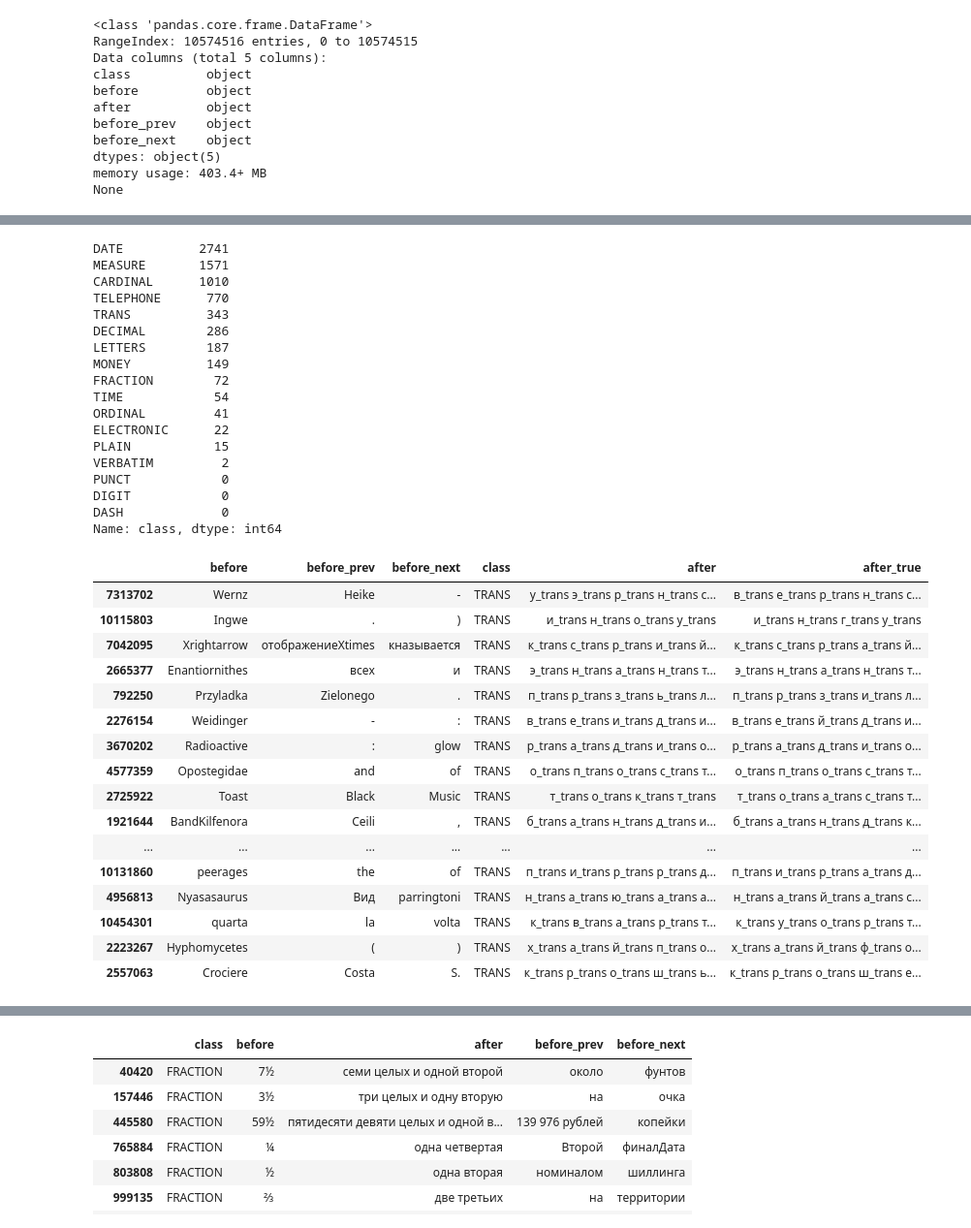
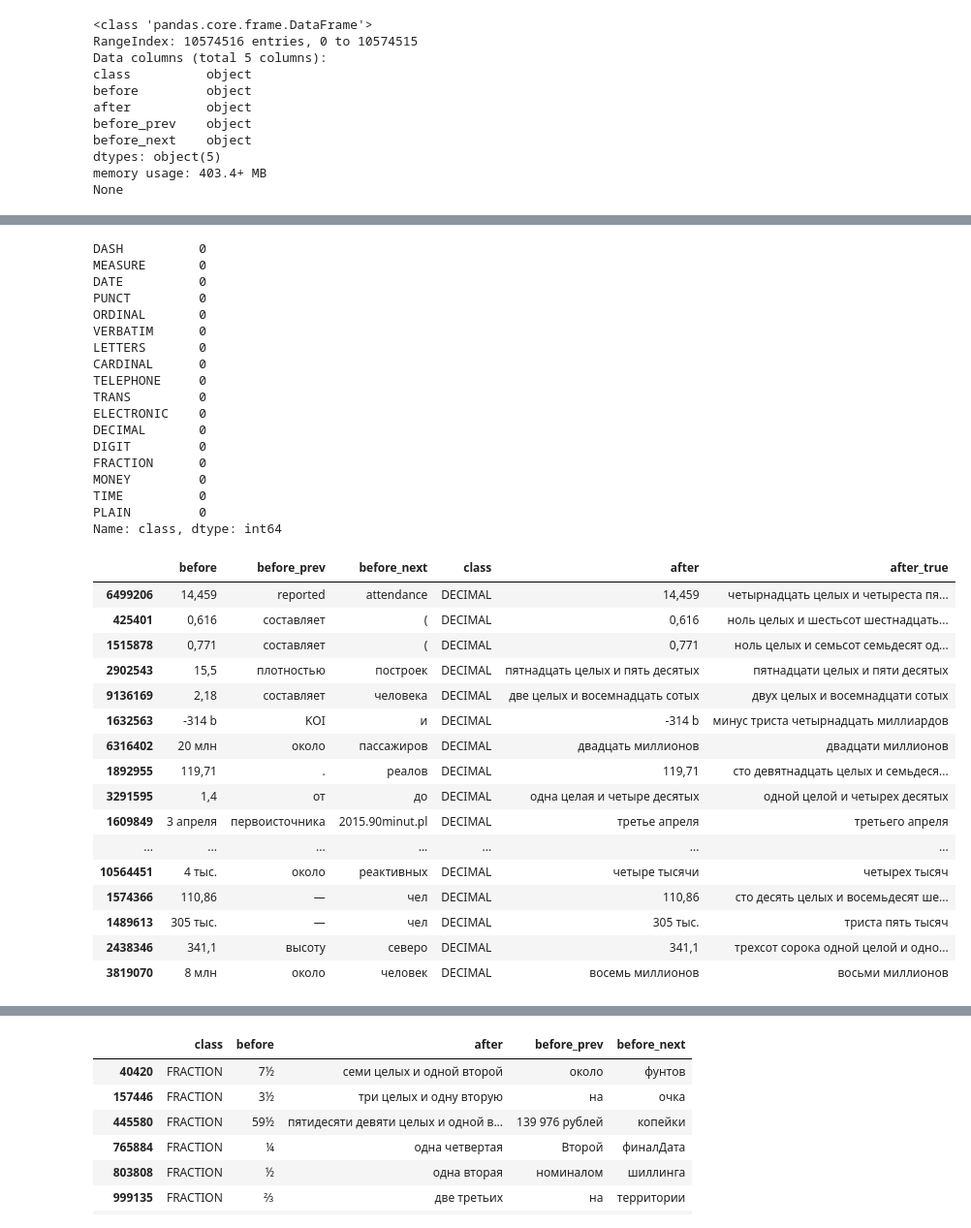
Before and after one commit to rumbok/kaggle_google_text_norm, a Jupyter notebook: validate.ipynb, the cells around one changed output, grey strips where cells are left out. Shown: that part at 97% size. Saved outputs shown, nothing was run; the diff lists cells and outputs as text; code cells hidden in the pictures.

```diff
--- a/validate.ipynb
+++ b/validate.ipynb
@@ -43,3 +41,7 @@ transform()
+# %%
+predicted = transform(x_train, x_test, y_train, y_test)
+# %%
+predicted = predicted.assign(after_true=y_test)
 # %%
 predicted[(predicted["after"] == y_test)]['class'].value_counts()
 # %% [output]
@@ -85,41 +87,41 @@ Name: class, dtype: int64
 # %%
 predicted[(predicted["after"].isnull())]['class'].value_counts()
 # %% [output]
-DATE          2741
-MEASURE       1571
-CARDINAL      1010
-TELEPHONE      770
-TRANS          343
-DECIMAL        286
-LETTERS        187
-MONEY          149
-FRACTION        72
-TIME            54
-ORDINAL         41
-ELECTRONIC      22
-PLAIN           15
-VERBATIM         2
-PUNCT            0
-DIGIT            0
-DASH             0
+DASH          0
+MEASURE       0
+DATE          0
+PUNCT         0
+ORDINAL       0
+VERBATIM      0
+LETTERS       0
+CARDINAL      0
+TELEPHONE     0
+TRANS         0
+ELECTRONIC    0
+DECIMAL       0
+DIGIT         0
+FRACTION      0
+MONEY         0
+TIME          0
+PLAIN         0
 Name: class, dtype: int64
 # %%
-predicted[~(predicted["after"] == y_test) & ~(predicted["after"].isnull()) & (predicted['class']=='TRANS')].assign(after_true=y_test).sample(20)
+predicted[~(predicted["after"] == y_test) & ~(predicted["after"].isnull()) & (predicted['class']=='DECIMAL')].sample(20)
 # %% [output]
 |  | before | before_prev | before_next | class | after | after_true |
-| 7313702 | Wernz | Heike | - | TRANS | у_trans э_trans р_trans н_trans с... | в_trans е_trans р_trans н_trans с... |
-| 10115803 | Ingwe | . | ) | TRANS | и_trans н_trans о_trans у_trans | и_trans н_trans г_trans у_trans |
-| 7042095 | Xrightarrow | отображениеХtimes | кназывается | TRANS | к_trans с_trans р_trans и_trans й... | к_trans с_trans р_trans а_trans й... |
-| 2665377 | Enantiornithes | всех | и | TRANS | э_trans н_trans а_trans н_trans т... | э_trans н_trans а_trans н_trans т... |
-| 792250 | Przyladka | Zielonego | . | TRANS | п_trans р_trans з_trans ь_trans л... | п_trans р_trans з_trans и_trans л... |
-| 2276154 | Weidinger | - | : | TRANS | в_trans е_trans и_trans д_trans и... | в_trans е_trans й_trans д_trans и... |
-| 3670202 | Radioactive | : | glow | TRANS | р_trans а_trans д_trans и_trans о... | р_trans а_trans д_trans и_trans о... |
-| 4577359 | Opostegidae | and | of | TRANS | о_trans п_trans о_trans с_trans т... | о_trans п_trans о_trans с_trans т... |
-| 2725922 | Toast | Black | Music | TRANS | т_trans о_trans к_trans т_trans | т_trans о_trans а_trans с_trans т... |
-| 1921644 | BandKilfenora | Ceili | , | TRANS | б_trans а_trans н_trans д_trans и... | б_trans а_trans н_trans д_trans к... |
+| 6499206 | 14,459 | reported | attendance | DECIMAL | 14,459 | четырнадцать целых и четыреста пя... |
+| 425401 | 0,616 | составляет | ( | DECIMAL | 0,616 | ноль целых и шестьсот шестнадцать... |
+| 1515878 | 0,771 | составляет | ( | DECIMAL | 0,771 | ноль целых и семьсот семьдесят од... |
+| 2902543 | 15,5 | плотностью | построек | DECIMAL | пятнадцать целых и пять десятых | пятнадцати целых и пяти десятых |
+| 9136169 | 2,18 | составляет | человека | DECIMAL | две целых и восемнадцать сотых | двух целых и восемнадцати сотых |
+| 1632563 | -314 b | KOI | и | DECIMAL | -314 b | минус триста четырнадцать миллиардов |
+| 6316402 | 20 млн | около | пассажиров | DECIMAL | двадцать миллионов | двадцати миллионов |
+| 1892955 | 119,71 | . | реалов | DECIMAL | 119,71 | сто девятнадцать целых и семьдеся... |
+| 3291595 | 1,4 | от | до | DECIMAL | одна целая и четыре десятых | одной целой и четырех десятых |
+| 1609849 | 3 апреля | первоисточника | 2015.90minut.pl | DECIMAL | третье апреля | третьего апреля |
 | ... | ... | ... | ... | ... | ... | ... |
-| 10131860 | peerages | the | of | TRANS | п_trans и_trans р_trans р_trans д... | п_trans и_trans р_trans а_trans д... |
-| 4956813 | Nyasasaurus | Вид | parringtoni | TRANS | н_trans а_trans ю_trans а_trans а... | н_trans а_trans й_trans а_trans с... |
-| 10454301 | quarta | la | volta | TRANS | к_trans в_trans а_trans р_trans т... | к_trans у_trans о_trans р_trans т... |
-| 2223267 | Hyphomycetes | ( | ) | TRANS | х_trans а_trans й_trans п_trans о... | х_trans а_trans й_trans ф_trans о... |
-| 2557063 | Crociere | Costa | S. | TRANS | к_trans р_trans о_trans ш_trans ь... | к_trans р_trans о_trans ш_trans е... |
+| 10564451 | 4 тыс. | около | реактивных | DECIMAL | четыре тысячи | четырех тысяч |
+| 1574366 | 110,86 | — | чел | DECIMAL | 110,86 | сто десять целых и восемьдесят ше... |
+| 1489613 | 305 тыс. | — | чел | DECIMAL | 305 тыс. | триста пять тысяч |
+| 2438346 | 341,1 | высоту | северо | DECIMAL | 341,1 | трехсот сорока одной целой и одно... |
+| 3819070 | 8 млн | около | человек | DECIMAL | восемь миллионов | восьми миллионов |
```
Also changed, not shown: parts of 4 cells of this notebook, 14 other files.
